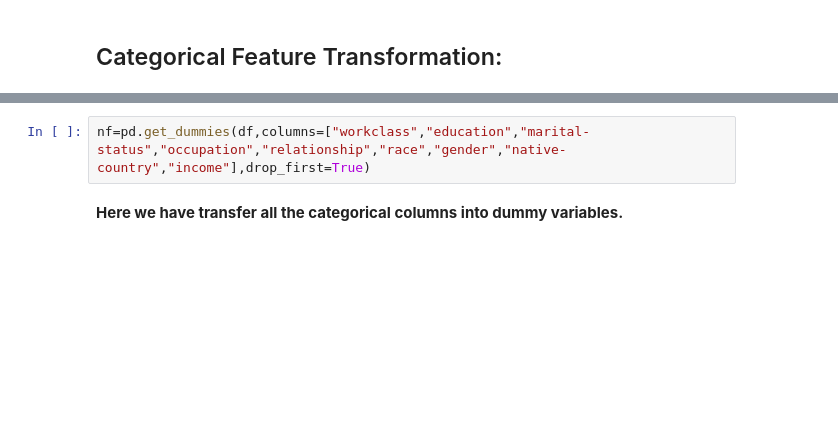
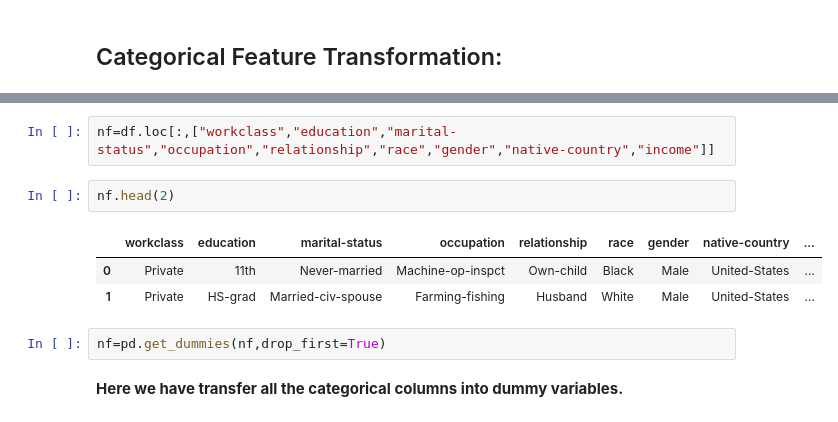
Before and after one commit to rak3n/CIPHERSCHOOLS_ASSIGNMENTS-1, a Jupyter notebook: Assignment-4/JIETML_ASSIGNMENT-4.ipynb, the cells around one changed output, grey strips where cells are left out. Drawn from its saved outputs; the diff is of its cells as text; blank space fills up the shorter version.

```diff
--- a/Assignment-4/JIETML_ASSIGNMENT-4.ipynb
+++ b/Assignment-4/JIETML_ASSIGNMENT-4.ipynb
@@ -821,7 +826,15 @@ df.head()
 | 3 | 44 | Private | Some-college | 10 | Married-civ-spouse | Machine-op-inspct | Husband | Black | ... |
 | 4 | 34 | Private | 10th | 6 | Never-married | Other-service | Not-in-family | White | ... |
 # %%
-nf=pd.get_dummies(df,columns=["workclass","education","marital-status","occupation","relationship","race","gender","native-country","income"],drop_first=True)
+nf=df.loc[:,["workclass","education","marital-status","occupation","relationship","race","gender","native-country","income"]]
+# %%
+nf.head(2)
+# %% [output]
+|  | workclass | education | marital-status | occupation | relationship | race | gender | native-country | ... |
+| 0 | Private | 11th | Never-married | Machine-op-inspct | Own-child | Black | Male | United-States | ... |
+| 1 | Private | HS-grad | Married-civ-spouse | Farming-fishing | Husband | White | Male | United-States | ... |
+# %%
+nf=pd.get_dummies(nf,drop_first=True)
 # %% [markdown]
 **Here we have transfer all  the categorical columns into dummy variables.**
 # %%
```
Also changed, not shown: parts of 11 cells of this notebook.
